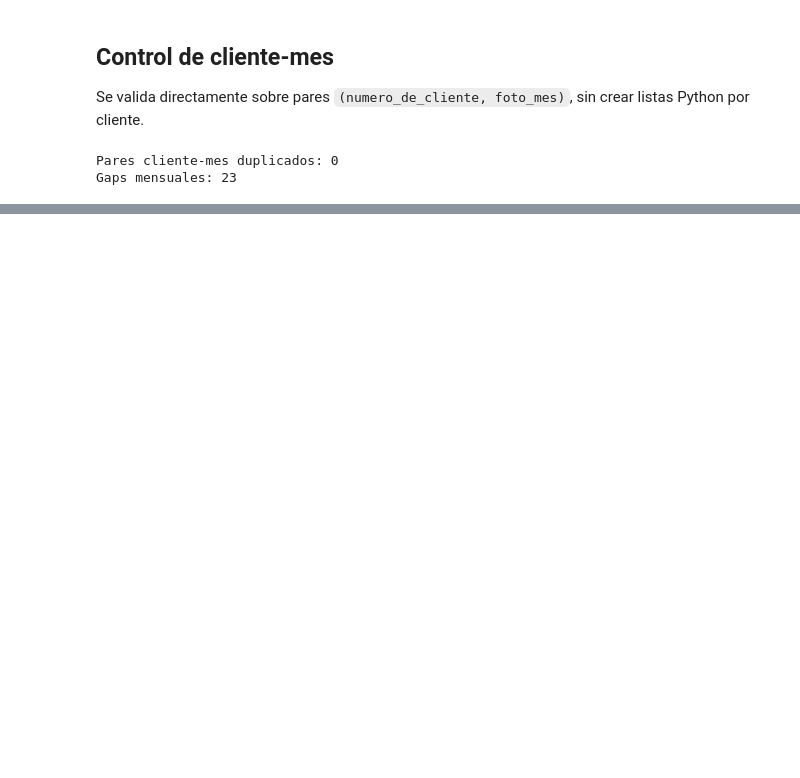
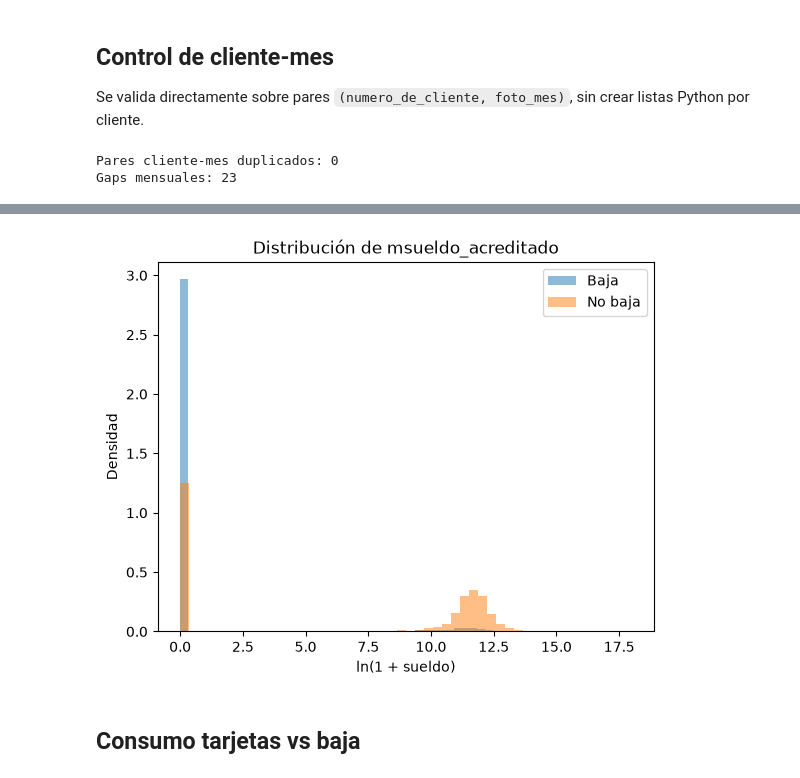
Before and after one commit to ssmito/dmeyf2026, a Jupyter notebook: mis_pruebas/1st_dataset_explo_gpu.ipynb, the cells around one changed output, grey strips where cells are left out. Drawn from its saved outputs; the diff is of its cells as text; code cells hidden in the pictures; blank space fills up the shorter version.

```diff
--- a/mis_pruebas/1st_dataset_explo_gpu.ipynb
+++ b/mis_pruebas/1st_dataset_explo_gpu.ipynb
@@ -327,0 +237,2 @@ presencia_t2
+# %%
+df = agregar_mes_baja(df)
@@ -327,0 +302,2 @@ presencia_t2
+# %%
+df_resumen = agregar_variables_perfil(df)
@@ -327,0 +501,24 @@ presencia_t2
+# %%
+
+baja = df_resumen.loc[
+    df_resumen["mes_baja"].notna(),
+    "msueldo_acreditado"
+].dropna()
+
+no_baja = df_resumen.loc[
+    df_resumen["mes_baja"].isna(),
+    "msueldo_acreditado"
+].dropna()
+
+plt.hist(np.log1p(baja), bins=50, alpha=0.5, density=True, label="Baja")
+plt.hist(np.log1p(no_baja), bins=50, alpha=0.5, density=True, label="No baja")
+
+plt.xlabel("ln(1 + sueldo)")
+plt.ylabel("Densidad")
+plt.title("Distribución de msueldo_acreditado")
+plt.legend()
+plt.show()
+# %% [output]
+[figure, added]
+# %% [markdown]
+## Consumo tarjetas vs baja
```
Also changed, not shown: parts of 64 cells of this notebook, 10 other files.
